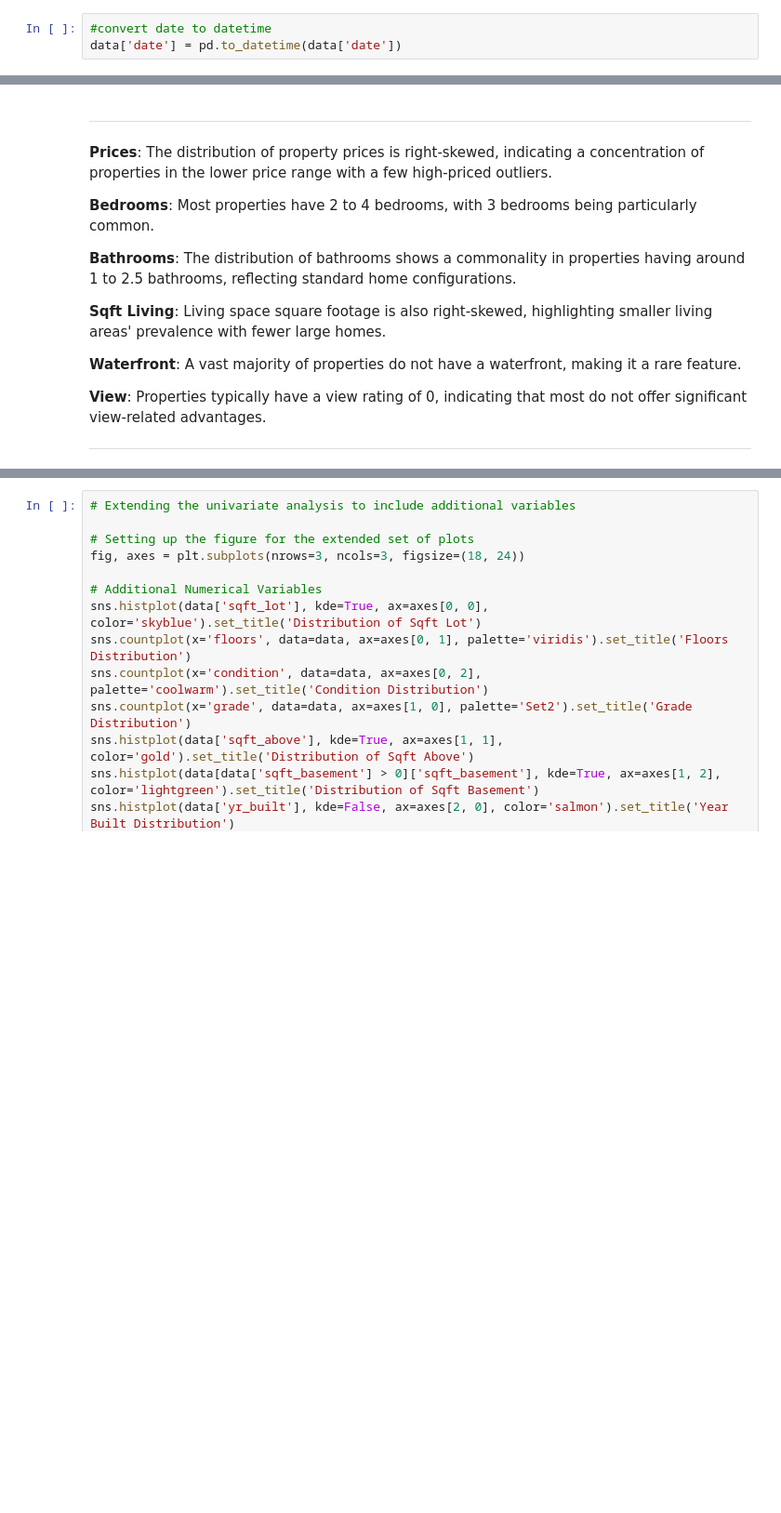
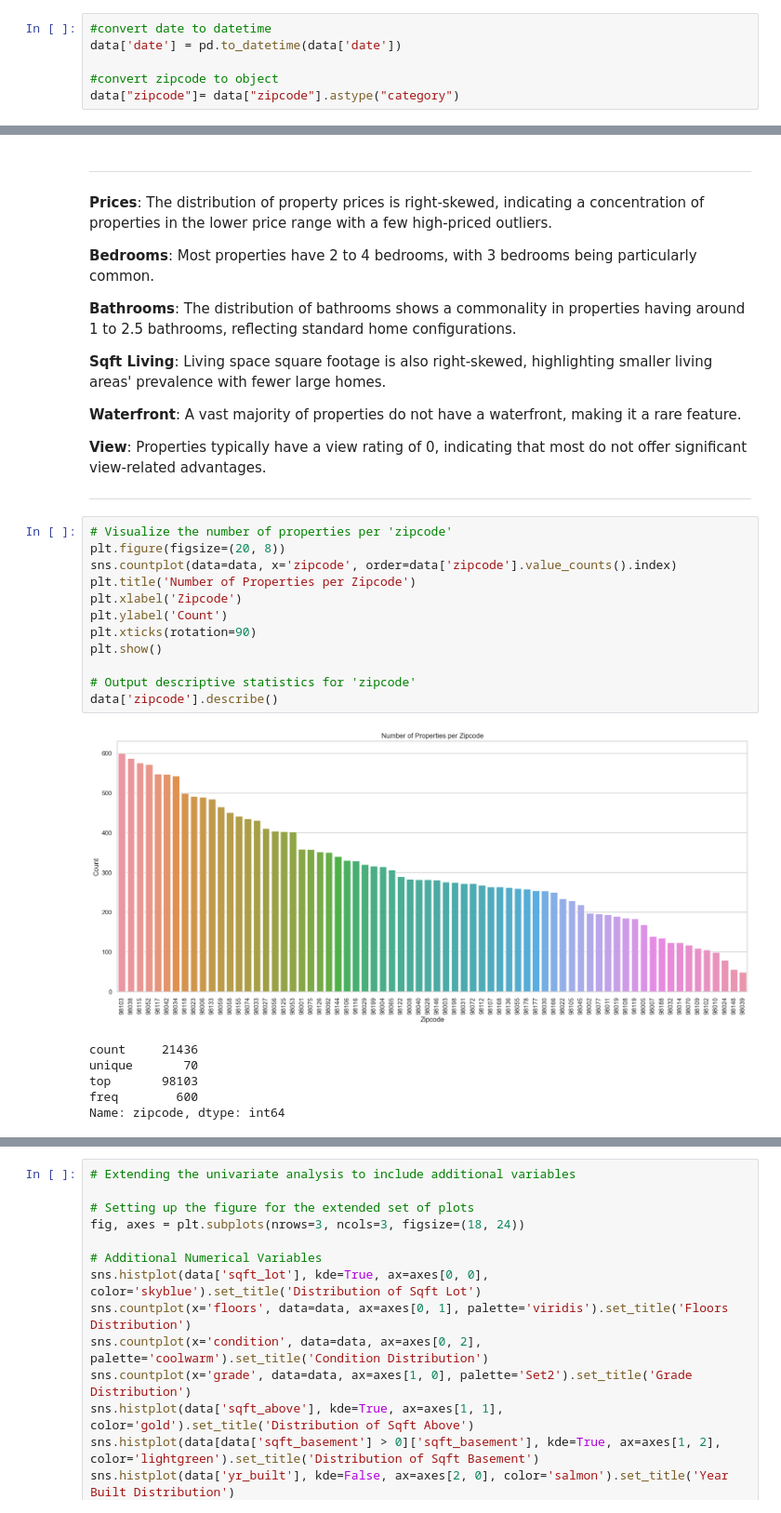
Before and after one commit to Enam88/apartment-hunter, a Jupyter notebook: notebooks/eda.ipynb, the cells around one changed output, grey strips where cells are left out. Shown at 93% size. Saved outputs shown, nothing was run; the diff lists cells and outputs as text; blank space fills up the shorter version.

```diff
--- a/notebooks/eda.ipynb
+++ b/notebooks/eda.ipynb
@@ -95,3 +129,6 @@ The dataset contains: 177 duplicates
 # %%
 #convert date to datetime
 data['date'] = pd.to_datetime(data['date'])
+
+#convert zipcode to object
+data["zipcode"]= data["zipcode"].astype("category")
@@ -197,3 +252,22 @@ plt.show()
 **View**: Properties typically have a view rating of 0, indicating that most do not offer significant view-related advantages.
 
 ---
+# %%
+# Visualize the number of properties per 'zipcode'
+plt.figure(figsize=(20, 8))
+sns.countplot(data=data, x='zipcode', order=data['zipcode'].value_counts().index)
+plt.title('Number of Properties per Zipcode')
+plt.xlabel('Zipcode')
+plt.ylabel('Count')
+plt.xticks(rotation=90)
+plt.show()
+
+# Output descriptive statistics for 'zipcode'
+data['zipcode'].describe()
+# %% [output]
+[figure, added]
+count     21436
+unique       70
+top       98103
+freq        600
+Name: zipcode, dtype: int64
```
Also changed, not shown: parts of 42 cells of this notebook.
